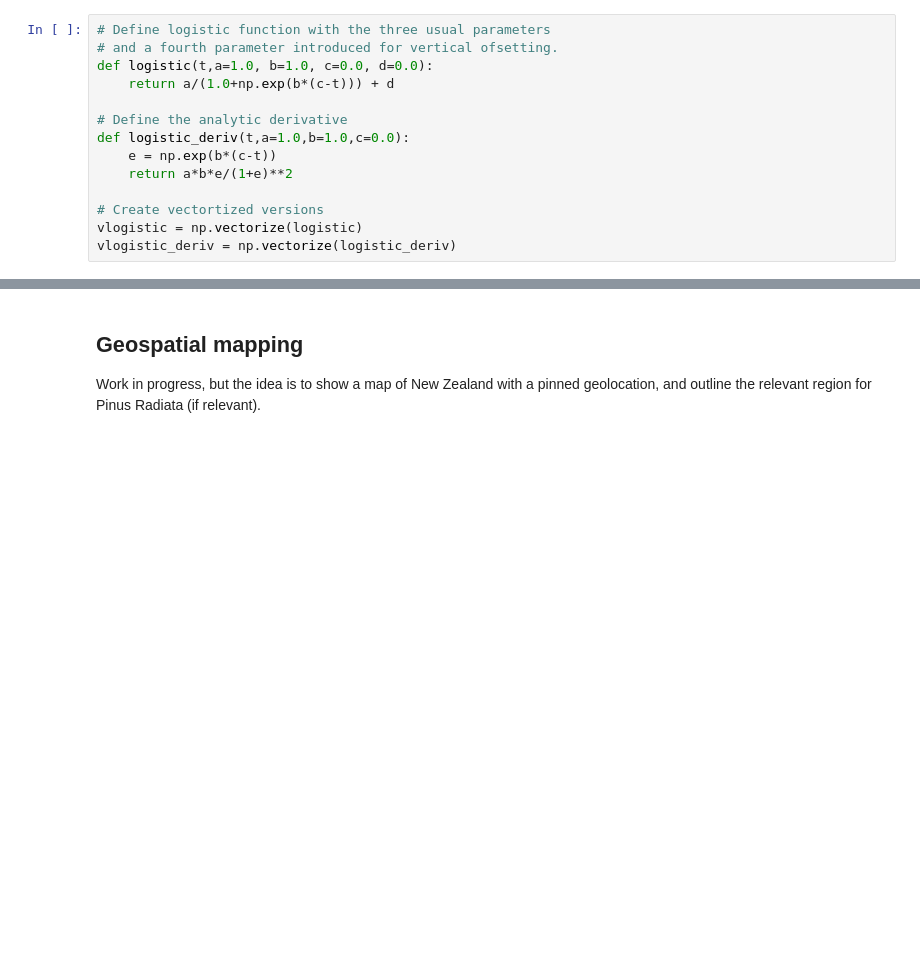
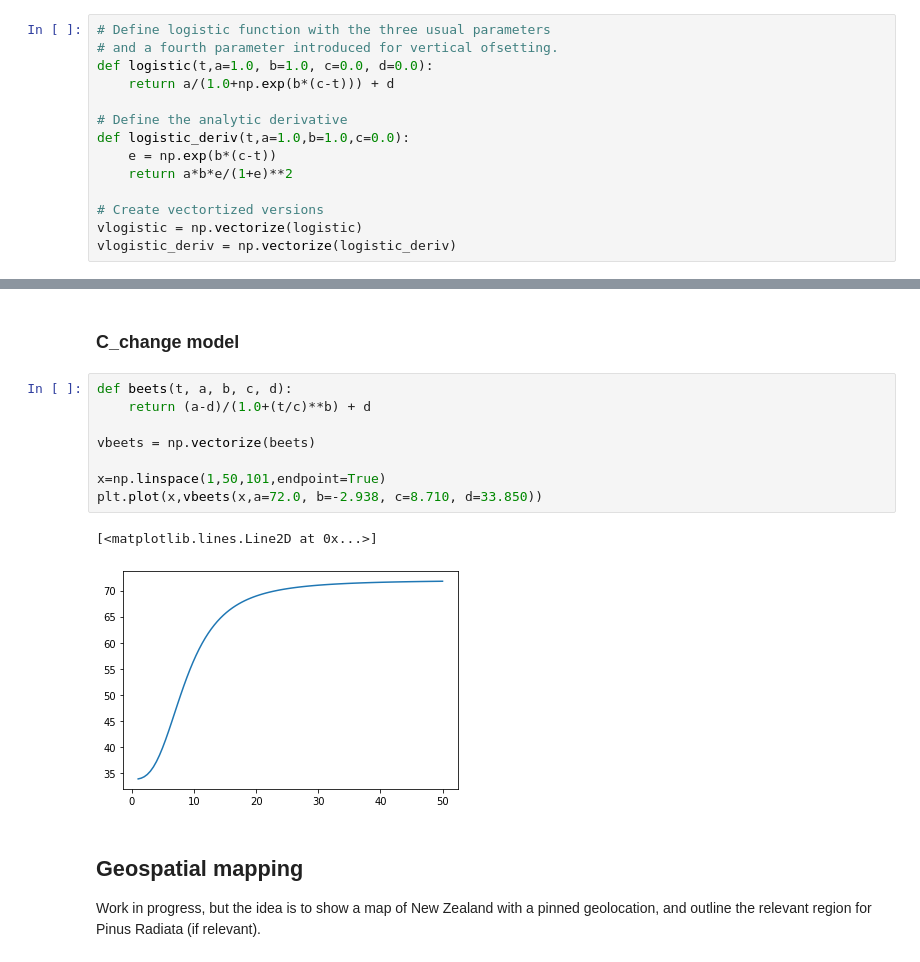
Before and after one commit to dmitrische/look-up-tables, a Jupyter notebook: iplot-mpi-tables.ipynb, the cells around one changed output, grey strips where cells are left out. Saved outputs shown, nothing was run; the diff lists cells and outputs as text; blank space fills up the shorter version.

```diff
--- a/iplot-mpi-tables.ipynb
+++ b/iplot-mpi-tables.ipynb
@@ -273,3 +370,16 @@ Work in progress...
+# %% [markdown]
+### C_change model
+# %%
+def beets(t, a, b, c, d):
+    return (a-d)/(1.0+(t/c)**b) + d
+
+vbeets = np.vectorize(beets)
+
+x=np.linspace(1,50,101,endpoint=True)
+plt.plot(x,vbeets(x,a=72.0, b=-2.938, c=8.710, d=33.850))
+# %% [output]
+[<matplotlib.lines.Line2D at 0x...>]
+[figure, added]
 # %% [markdown]
 ## Geospatial mapping
 
```
Also changed, not shown: parts of 24 cells of this notebook, 1 other file.
